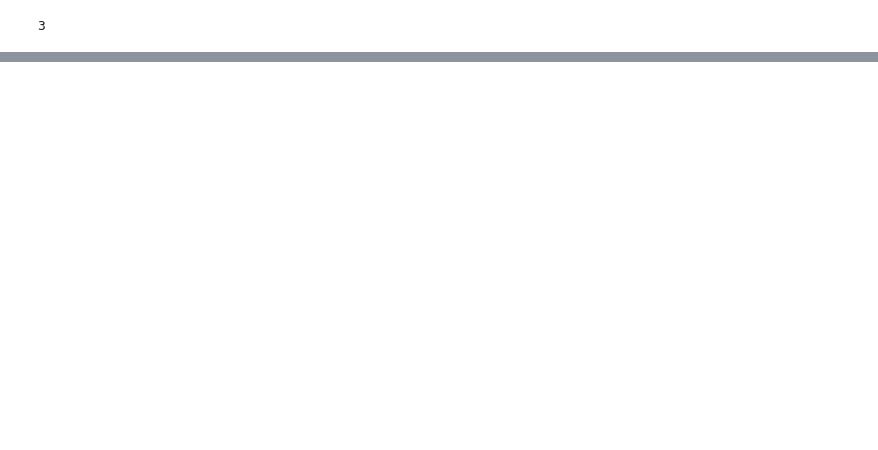
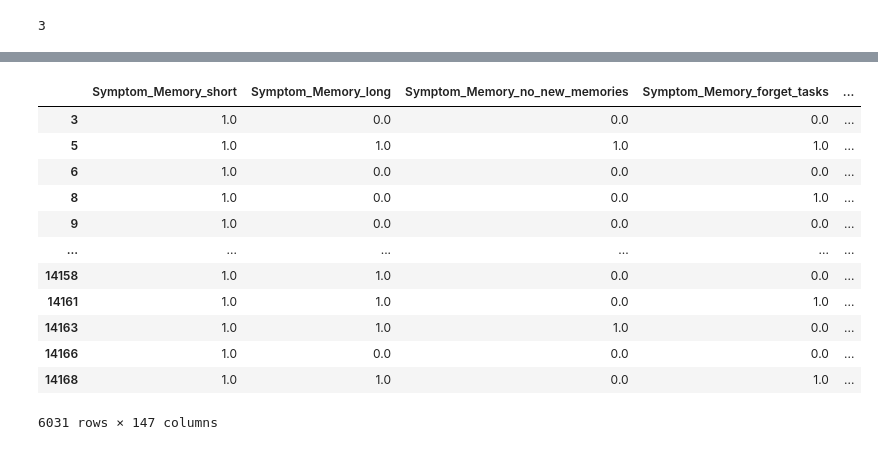
Before and after one commit to leothesouthafrican/PLR, a Jupyter notebook: Tessa/stepmix-111023-gridsearch.ipynb, the cells around one changed output, grey strips where cells are left out. Saved outputs shown, nothing was run; the diff lists cells and outputs as text; code cells hidden in the pictures; blank space fills up the shorter version.

Commit message:
further stepmix analysis

```diff
--- a/Tessa/stepmix-111023-gridsearch.ipynb
+++ b/Tessa/stepmix-111023-gridsearch.ipynb
@@ -265,0 +390,19 @@ Name: count, dtype: int64
+# %%
+model = StepMix(n_components=11, measurement="binary", verbose=1, random_state=123)
+model.fit(sympdf)
+
+# save model using pkl
+with open('output/stepmix_11_111023.pkl', 'wb') as f:
+    pkl.dump(model, f)
+
+df['cluster_11'] = model.predict(sympdf)
+df['cluster_11'].to_csv("output/cluster_11_111023.csv")
+
+mm = model.get_mm_df()
+mm = mm.reset_index()
+mm  = mm.drop("model_name",axis=1)
+mm  = mm.drop("param",axis=1)
+mm.index=mm['variable']
+mm = mm.drop("variable", axis=1)
+
+mm.to_csv("output/stepmix_11_111023_mmdf.csv")
@@ -265,0 +456,19 @@ Name: count, dtype: int64
+# %%
+model = StepMix(n_components=9, measurement="binary", verbose=1, random_state=123)
+model.fit(sympdf)
+
+# save model using pkl
+with open('output/stepmix_9_111023.pkl', 'wb') as f:
+    pkl.dump(model, f)
+
+df['cluster_9'] = model.predict(sympdf)
+df['cluster_9'].to_csv("output/cluster_9_111023.csv")
+
+mm = model.get_mm_df()
+mm = mm.reset_index()
+mm  = mm.drop("model_name",axis=1)
+mm  = mm.drop("param",axis=1)
+mm.index=mm['variable']
+mm = mm.drop("variable", axis=1)
+
+mm.to_csv("output/stepmix_9_111023_mmdf.csv")
@@ -265,0 +522,16 @@ Name: count, dtype: int64
+# %%
+sympdf
+# %% [output]
+|  | Symptom_Memory_short | Symptom_Memory_long | Symptom_Memory_no_new_memories | Symptom_Memory_forget_tasks | ... |
+| 3 | 1.0 | 0.0 | 0.0 | 0.0 | ... |
+| 5 | 1.0 | 1.0 | 1.0 | 1.0 | ... |
+| 6 | 1.0 | 0.0 | 0.0 | 0.0 | ... |
+| 8 | 1.0 | 0.0 | 0.0 | 1.0 | ... |
+| 9 | 1.0 | 0.0 | 0.0 | 0.0 | ... |
+| ... | ... | ... | ... | ... | ... |
+| 14158 | 1.0 | 1.0 | 0.0 | 0.0 | ... |
+| 14161 | 1.0 | 1.0 | 0.0 | 1.0 | ... |
+| 14163 | 1.0 | 1.0 | 1.0 | 0.0 | ... |
+| 14166 | 1.0 | 0.0 | 0.0 | 0.0 | ... |
+| 14168 | 1.0 | 1.0 | 0.0 | 1.0 | ... |
+6031 rows × 147 columns
```
Also changed, not shown: parts of 35 cells of this notebook, 3 other files.
